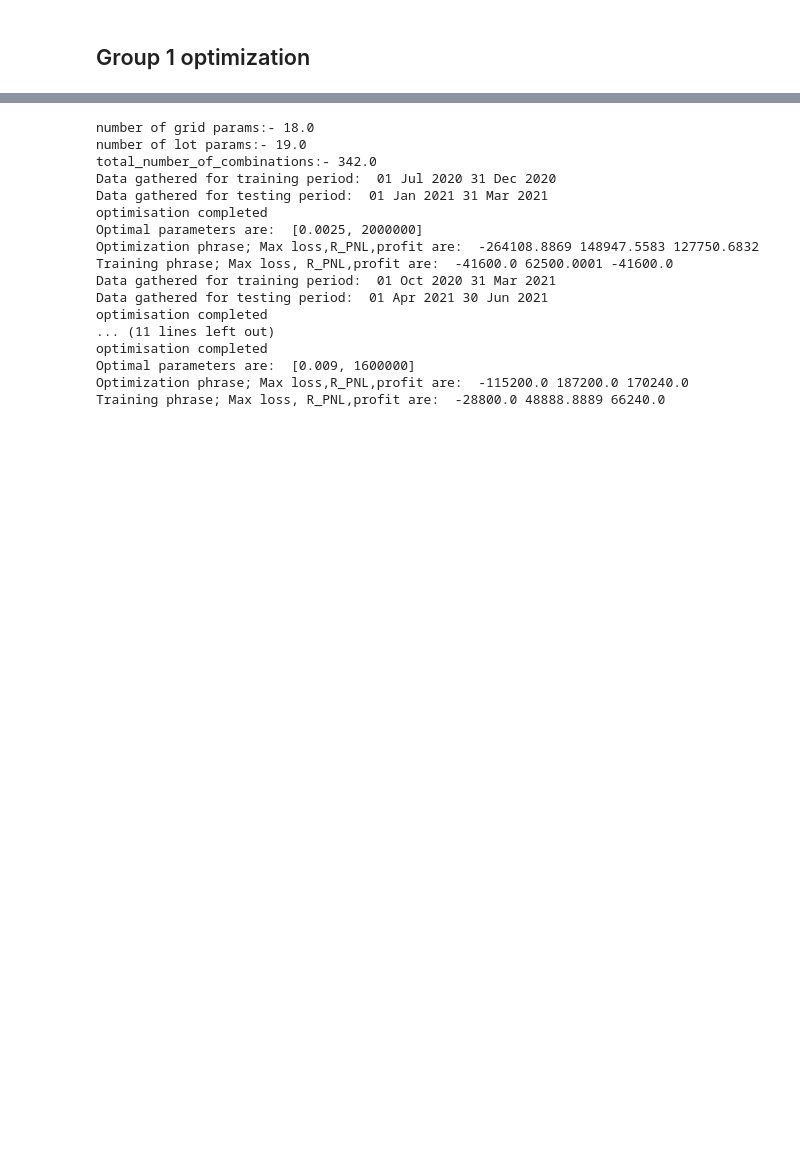
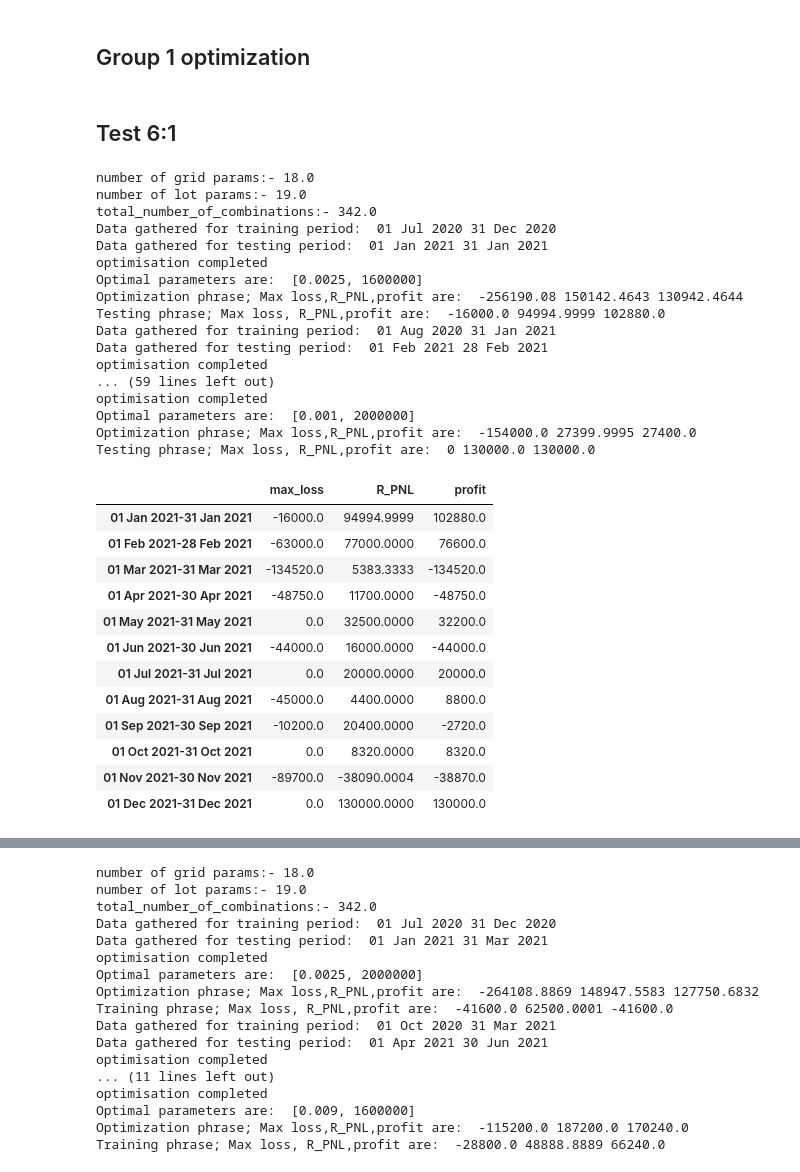
Before and after one commit to SamanvayMS/bp-Trading, a Jupyter notebook: Genetic_Algo_using_Deap_revise.ipynb, the cells around one changed output, grey strips where cells are left out. Cells and saved outputs as stored; diff of their text form; code cells hidden in the pictures; blank space fills up the shorter version.

```diff
--- a/Genetic_Algo_using_Deap_revise.ipynb
+++ b/Genetic_Algo_using_Deap_revise.ipynb
@@ -168,3 +168,57 @@ def deap_optimiser_g_n(train_data, test_data, parameters, optimization_params):
     print("optimisation completed")
     max_loss, R_PNL,profit = run_strategy_optimised(test_data, optimal_g,optimal_n)
     return max_loss, R_PNL,profit,[optimal_g,optimal_n]
+# %% [markdown]
+## Test 6:1
+# %%
+grid_params = [0.001,0.01,0.0005]
+lot_params = [100000,2000000,100000]
+
+n_grid_params = ((grid_params[1]-grid_params[0])/grid_params[2])
+n_lot_params = ((lot_params[1]-lot_params[0])/lot_params[2])
+
+n_combination = n_grid_params*n_lot_params
+print('number of grid params:-',(n_grid_params))
+print('number of lot params:-',(n_lot_params))
+print('total_number_of_combinations:-',(n_combination))
+
+# Adjust these parameter according to search space
+n_trials = 10 #NGEN
+npop = 100
+early_stopping_gen = 10 # no early stopping
+optimizer_param = [n_trials, npop, early_stopping_gen]
+
+parameters = [grid_params,lot_params]
+results = walk_forward_analysis('jan 2021','jan 2022',1,parameters,optimization_function=deap_optimiser_g_n,optimizer_params=optimizer_param,lookback_in_months=6,evaluation_period=1)
+results
+# %% [output]
+number of grid params:- 18.0
+number of lot params:- 19.0
+total_number_of_combinations:- 342.0
+Data gathered for training period:  01 Jul 2020 31 Dec 2020
+Data gathered for testing period:  01 Jan 2021 31 Jan 2021
+optimisation completed
+Optimal parameters are:  [0.0025, 1600000]
+Optimization phrase; Max loss,R_PNL,profit are:  -256190.08 150142.4643 130942.4644
+Testing phrase; Max loss, R_PNL,profit are:  -16000.0 94994.9999 102880.0
+Data gathered for training period:  01 Aug 2020 31 Jan 2021
+Data gathered for testing period:  01 Feb 2021 28 Feb 2021
+optimisation completed
+... (59 lines left out)
+optimisation completed
+Optimal parameters are:  [0.001, 2000000]
+Optimization phrase; Max loss,R_PNL,profit are:  -154000.0 27399.9995 27400.0
+Testing phrase; Max loss, R_PNL,profit are:  0 130000.0 130000.0
+|  | max_loss | R_PNL | profit |
+| 01 Jan 2021-31 Jan 2021 | -16000.0 | 94994.9999 | 102880.0 |
+| 01 Feb 2021-28 Feb 2021 | -63000.0 | 77000.0000 | 76600.0 |
+| 01 Mar 2021-31 Mar 2021 | -134520.0 | 5383.3333 | -134520.0 |
+| 01 Apr 2021-30 Apr 2021 | -48750.0 | 11700.0000 | -48750.0 |
+| 01 May 2021-31 May 2021 | 0.0 | 32500.0000 | 32200.0 |
+| 01 Jun 2021-30 Jun 2021 | -44000.0 | 16000.0000 | -44000.0 |
+| 01 Jul 2021-31 Jul 2021 | 0.0 | 20000.0000 | 20000.0 |
+| 01 Aug 2021-31 Aug 2021 | -45000.0 | 4400.0000 | 8800.0 |
+| 01 Sep 2021-30 Sep 2021 | -10200.0 | 20400.0000 | -2720.0 |
+| 01 Oct 2021-31 Oct 2021 | 0.0 | 8320.0000 | 8320.0 |
+| 01 Nov 2021-30 Nov 2021 | -89700.0 | -38090.0004 | -38870.0 |
+| 01 Dec 2021-31 Dec 2021 | 0.0 | 130000.0000 | 130000.0 |
```
Also changed, not shown: parts of 18 cells of this notebook.
